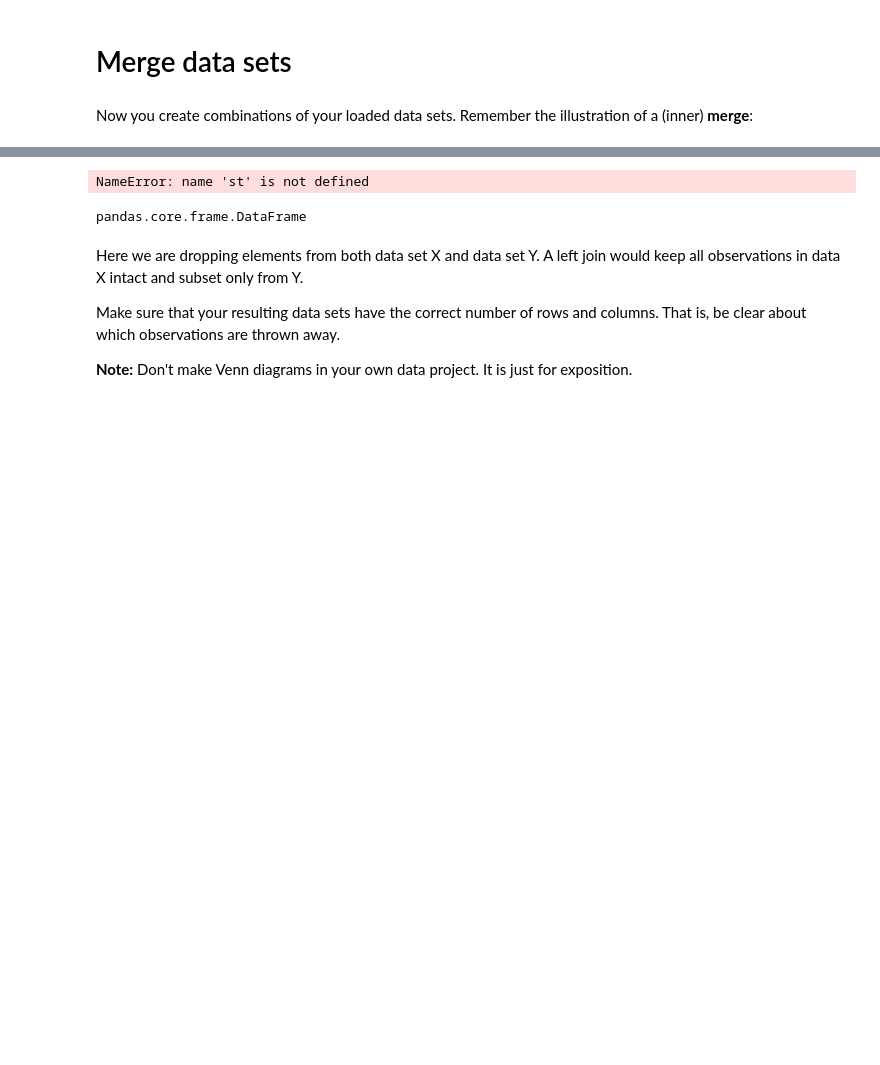
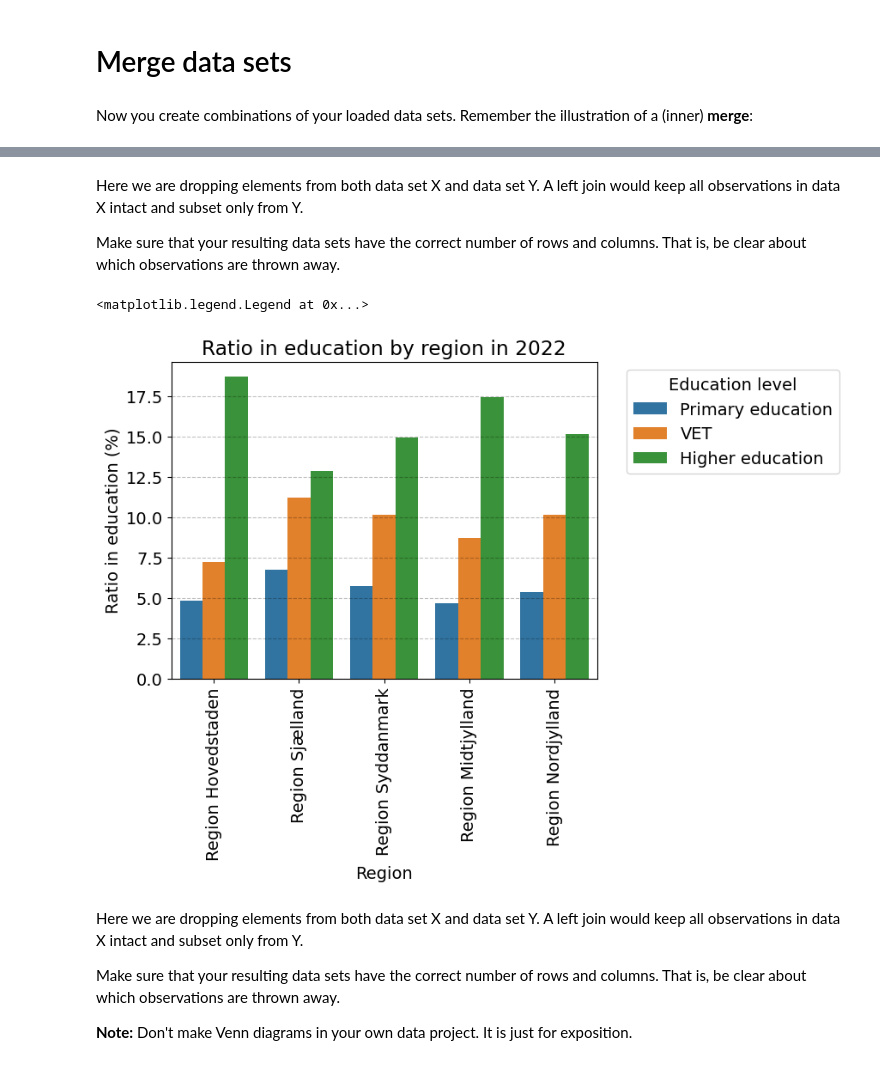
Before and after one commit to NumEconCopenhagen/projects-2023-iim, a Jupyter notebook: dataproject/dataproject.ipynb, the cells around one changed output, grey strips where cells are left out. Saved outputs shown, nothing was run; the diff lists cells and outputs as text; code cells hidden in the pictures; blank space fills up the shorter version.

```diff
--- a/dataproject/dataproject.ipynb
+++ b/dataproject/dataproject.ipynb
@@ -272,14 +265,0 @@ dd.tail(10)
-# %%
-# sætter kommuner og regioner sammen
-excel_file = "kommuneliste.xlsx"
-reg_mun = pd.read_excel(excel_file)
-final_df = pd.merge(reg_mun, dd, how = 'inner', on = ['KOMK']);
-final_df.head(5)
-##summer over regioner og uddannelse
-final_df['total_in_education_region'] = final_df.groupby(["REGION", 'UDDANNELSE'])['total_in_education'].transform('sum')
-final_df['total_in_region'] = final_df.groupby(["REGION"])['tot_aldersgruppe'].transform('sum')
-
-final_df = final_df.drop_duplicates(subset=("REGION", "UDDANNELSE"))
-#drop variable
-final_df.drop(columns=['KOMK','ALDERSGRUPPE','tot_aldersgruppe', 'total_in_education', 'ratio_in_education'], inplace=True)
-final_df["ratio_in_education"]=final_df["total_in_education_region"]/final_df["total_in_region"]*100
@@ -314,13 +266,22 @@ ModuleNotFoundError: No module named 'geopandas'
-# %%
-#shape_path = "https://github.com/NumEconCopenhagen/projects-2023-iim/blob/main/dataproject/dk_10km.shp", accept_multiple_files=True
-#municipalities = gpd.read_file(shape_path)
-st.session_state.data_01 = st.file_uploader('https://github.com/NumEconCopenhagen/projects-2023-iim/blob/main/dataproject/Denmark_shapefile.zip', accept_multiple_files=True, key='0')
-#shape_path
-# %% [output]
-NameError: name 'st' is not defined
-# %%
-map_df = dd
-map_df.head()
-type(map_df)
-# %% [output]
-pandas.core.frame.DataFrame
+# %% [markdown]
+Here we are dropping elements from both data set X and data set Y. A left join would keep all observations in data X intact and subset only from Y.
+
+Make sure that your resulting data sets have the correct number of rows and columns. That is, be clear about which observations are thrown away.
+# %%
+
+# Create stacked bar plot
+sns.barplot(data=final_df, x='REGION', y='ratio_in_education', hue='UDDANNELSE')
+
+# Rotate x-axis labels
+plt.xticks(rotation=90)
+
+# Set axis labels and title
+plt.xlabel('Region')
+plt.ylabel('Ratio in education (%)')
+plt.title('Ratio in education by region in 2022')
+
+# Add legend
+plt.legend(title='Education level', bbox_to_anchor=(1.05, 1), loc='upper left')
+# %% [output]
+<matplotlib.legend.Legend at 0x...>
+[figure, added]
```
Also changed, not shown: parts of 27 cells of this notebook.
